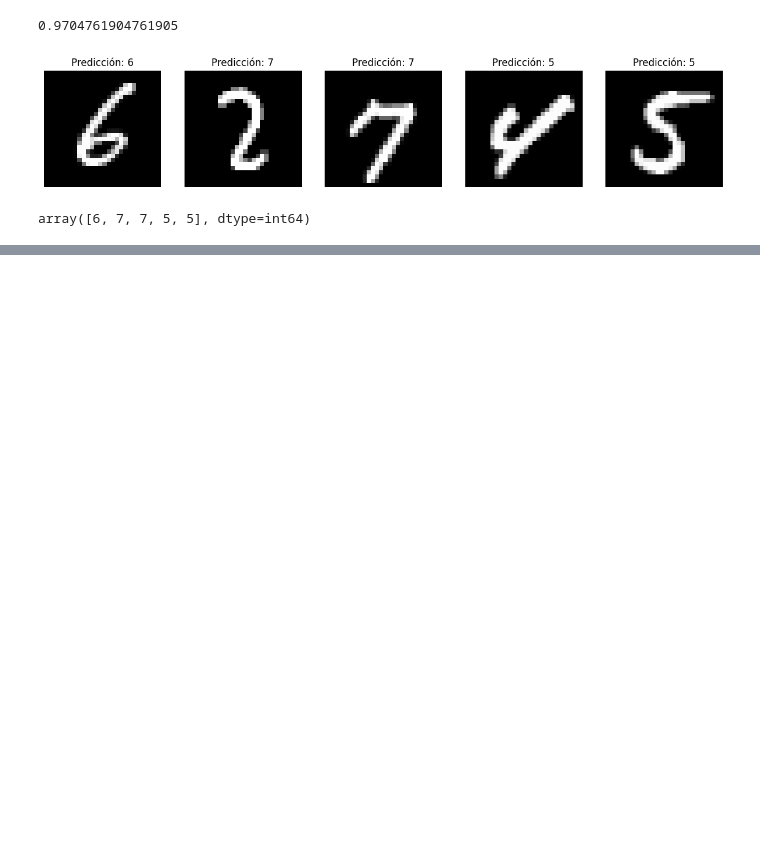
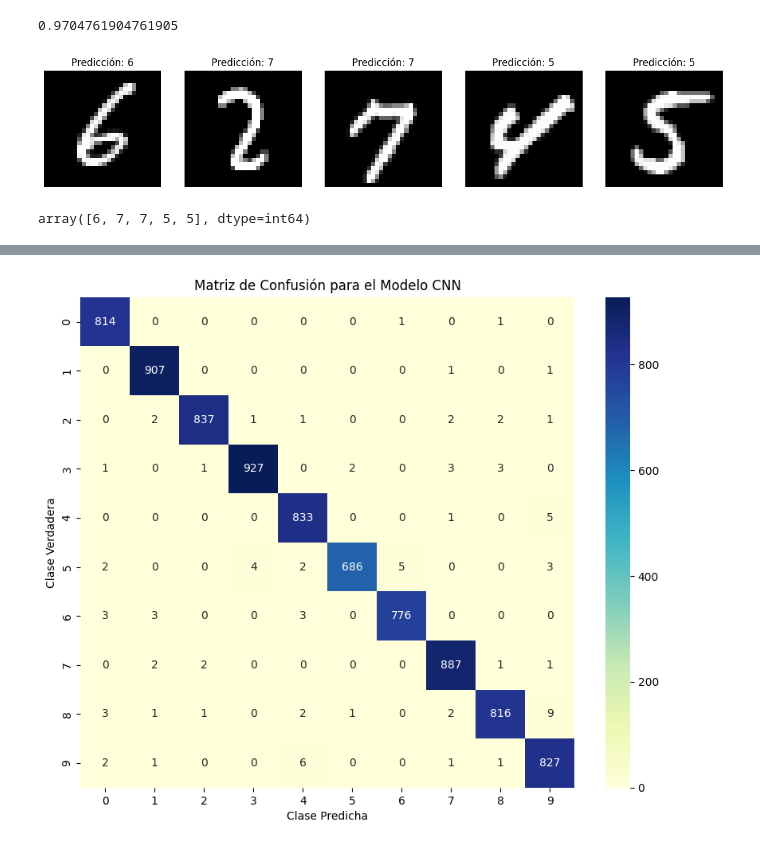
Before and after one commit to Jack200133/LAB3_DataScience, a Jupyter notebook: Part1Model.ipynb, the cells around one changed output, grey strips where cells are left out. Cells and saved outputs as stored; diff of their text form; code cells hidden in the pictures; blank space fills up the shorter version.

Commit message:
add: Confusion Matrzi

```diff
--- a/Part1Model.ipynb
+++ b/Part1Model.ipynb
@@ -231,0 +288,30 @@ array([6, 7, 7, 5, 5], dtype=int64)
+# %%
+from sklearn.metrics import confusion_matrix
+import seaborn as sns
+import matplotlib.pyplot as plt
+
+# Recolectando las predicciones y etiquetas verdaderas
+y_val_true = []
+y_val_pred_cnn = []
+
+# Validación
+model.eval()
+with torch.no_grad():
+    for X_batch, y_batch in val_loader:
+        y_pred = model(X_batch)
+        _, predicted = torch.max(y_pred, 1)
+        y_val_true.extend(y_batch.numpy())
+        y_val_pred_cnn.extend(predicted.numpy())
+
+# Calculando la matriz de confusión
+confusion_matrix_cnn = confusion_matrix(y_val_true, y_val_pred_cnn)
+
+# Visualizando la matriz de confusión
+plt.figure(figsize=(10, 8))
+sns.heatmap(confusion_matrix_cnn, annot=True, cmap="YlGnBu", fmt="d")
+plt.title("Matriz de Confusión para el Modelo CNN")
+plt.xlabel("Clase Predicha")
+plt.ylabel("Clase Verdadera")
+plt.show()
+# %% [output]
+[figure, added]
```
Also changed, not shown: parts of 12 cells of this notebook.
